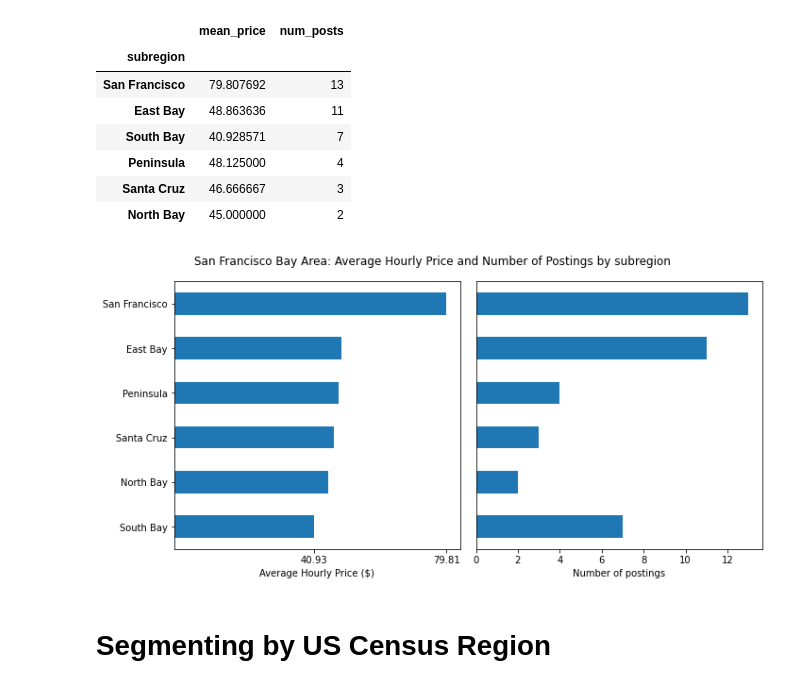
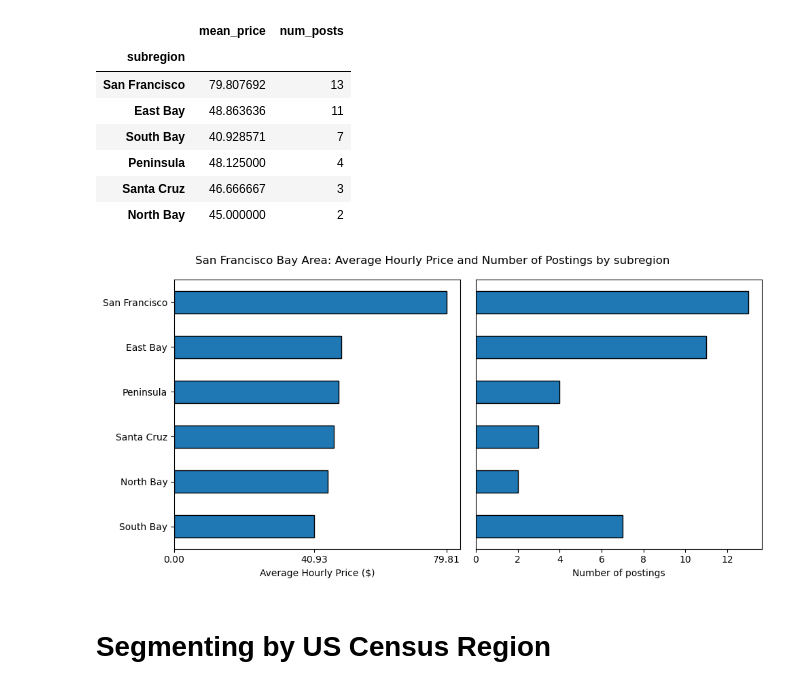
Before and after one commit to papir805/craigslist_web_scraper, a Jupyter notebook: CL_eda/tutoring_EDA_with_SQL.ipynb, the cells around one changed output. Saved outputs shown, nothing was run; the diff lists cells and outputs as text; code cells hidden in the pictures.

```diff
--- a/CL_eda/tutoring_EDA_with_SQL.ipynb
+++ b/CL_eda/tutoring_EDA_with_SQL.ipynb
@@ -404,6 +404,6 @@ WHERE date_scraped = '2022-02-03'
   AND price IS NOT NULL
   AND region = 'sfbayarea'
 GROUP BY subregion
-ORDER BY 3 DESC;
+ORDER BY COUNT(id) DESC;
 """, con=conn, index_col='subregion')
 # %% [output]
@@ -422,22 +422,22 @@ mean_price_and_size_sfbayarea
 # %%
 fig, ax = plt.subplots(1,2, figsize=(10,5))
 
-mean_price_and_size_sfbayarea['mean_price'].sort_values().plot(kind='barh', ax=ax[0])
+mean_price_and_size_sfbayarea['mean_price'].sort_values().plot(kind='barh', ax=ax[0], edgecolor='black')
 ax[0].set_xlabel('Average Hourly Price ($)')
 ax[0].set_ylabel('')
-ax[0].set_xticks([mean_price_and_size_sfbayarea['mean_price'].min(), mean_price_and_size_sfbayarea['mean_price'].max()])
+ax[0].set_xticks([0, mean_price_and_size_sfbayarea['mean_price'].min(), mean_price_and_size_sfbayarea['mean_price'].max()])
 
 
-mean_price_and_size_sfbayarea.sort_values(by='mean_price')['num_posts'].plot(kind='barh', ax=ax[1])
+mean_price_and_size_sfbayarea.sort_values(by='mean_price')['num_posts'].plot(kind='barh', ax=ax[1], edgecolor='black')
 ax[1].get_yaxis().set_visible(False)
 ax[1].set_xlabel('Number of postings')
 
 fig.suptitle('San Francisco Bay Area: Average Hourly Price and Number of Postings by subregion')
 plt.tight_layout()
 
 plt.savefig("/users/rancher/Google Drive/Coding/website/github_pages/images/craigslist_EDA/mean_price_and_num_posts_sfbayarea.png", bbox_inches="tight");
 # %% [output]
-[figure, old version]
+[figure, new version]
 # %% [markdown]
 # Segmenting by US Census Region
 # %% [markdown]
```
Also changed, not shown: parts of 5 cells of this notebook, 1 other file.
